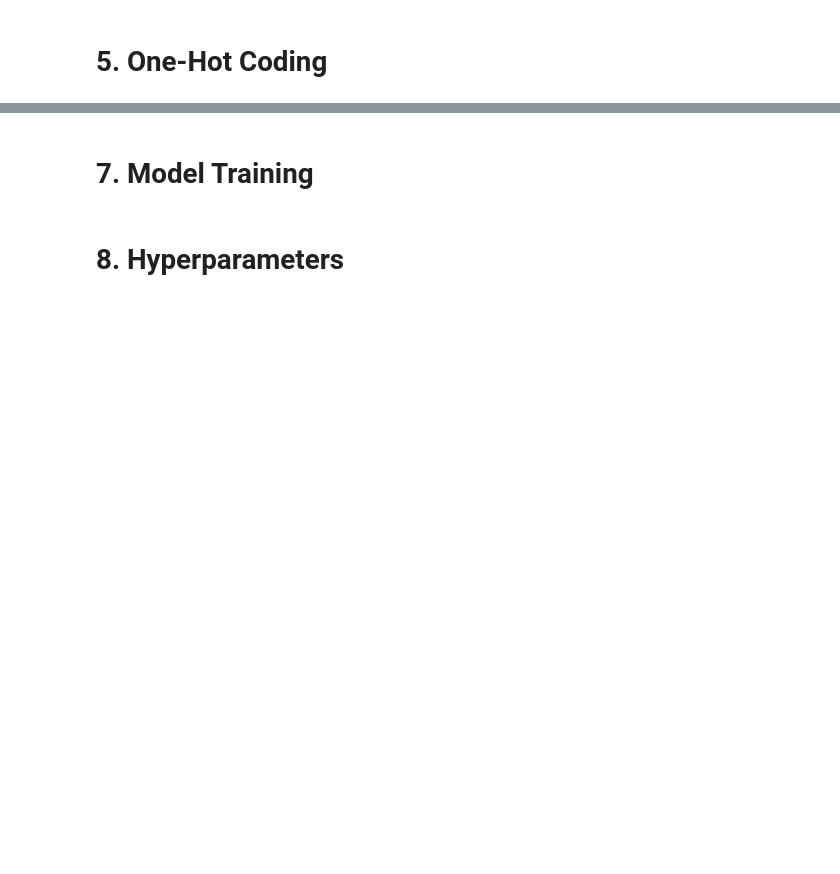
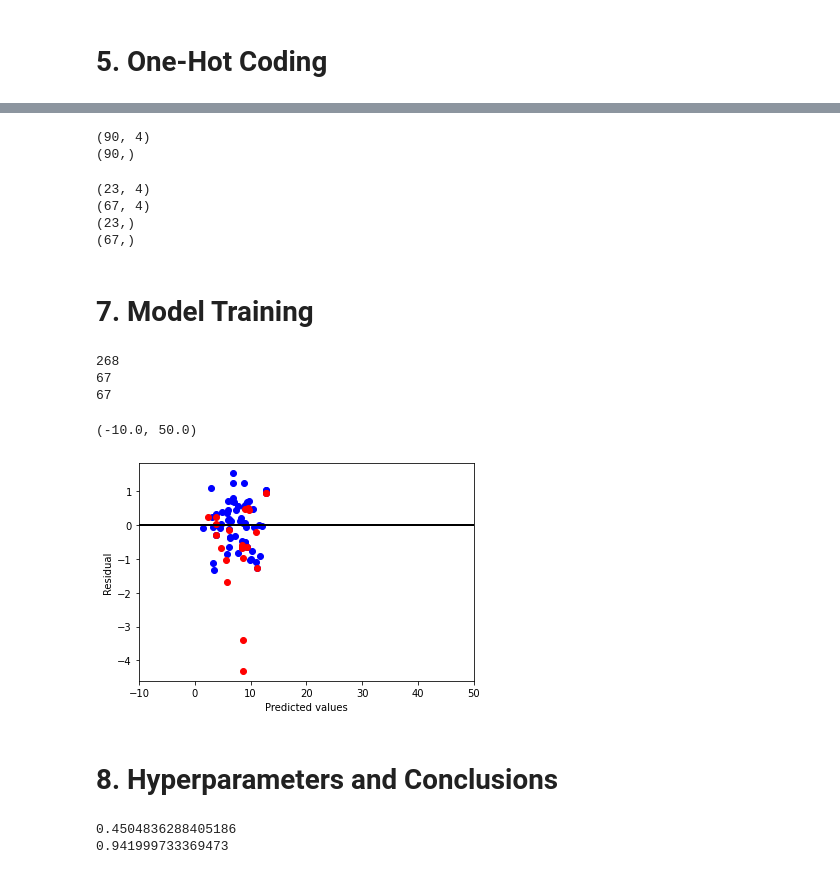
Before and after one commit to XavierCarrera/Platzi-Master-DS-Exercises, a Jupyter notebook: Basic_Exercise_DS_Python2.ipynb, the cells around one changed output, grey strips where cells are left out. Saved outputs shown, nothing was run; the diff lists cells and outputs as text; code cells hidden in the pictures; blank space fills up the shorter version.

```diff
--- a/Basic_Exercise_DS_Python2.ipynb
+++ b/Basic_Exercise_DS_Python2.ipynb
@@ -237,0 +328,5 @@ df
+# %%
+# Obtaining an Aleatory Sample (60% of total clean data)
+
+sample_df = clean_df.sample(frac=0.6)
+sample_df
@@ -238,4 +347,57 @@ df
+# %%
+y = sample_df["crew"]
+X = sample_df[["Tonnage", "passengers", "length", "cabins"]].iloc[:,0:4].values
+
+print(X.shape)
+print(y.shape)
+# %% [output]
+(90, 4)
+(90,)
+# %%
+X_train, X_test, y_train, y_test = train_test_split( X, y, test_size=0.25, random_state=0)
+print(X_test.shape)
+print(X_train.shape)
+print(y_test.shape)
+print(y_train.shape)
+# %% [output]
+(23, 4)
+(67, 4)
+(23,)
+(67,)
 # %% [markdown]
 # 7. Model Training
+# %%
+reg = LinearRegression().fit(X_train, y_train)
+y_train_predict = reg.predict(X_train)
+y_test_predict = reg.predict(X_test)
+# %%
+print(X_train.size)
+print(y_train.size)
+print(y_predict.size)
+# %% [output]
+268
+67
+67
+# %%
+plt.scatter(y_train_predict,  y_train_predict - y_train,
+            c='blue')
+plt.scatter(y_test_predict,  y_test_predict - y_test,
+            c='red')
+plt.xlabel('Predicted values')
+plt.ylabel('Residual')
+plt.hlines(y=0, xmin=-10, xmax=50, color='black', lw=2)
+plt.xlim([-10, 50])
+# %% [output]
+(-10.0, 50.0)
+[figure, added]
 # %% [markdown]
-# 8. Hyperparameters
+# 8. Hyperparameters and Conclusions
+# %%
+rmse = mean_squared_error(y_train, y_predict)
+r2 = r2_score(y_train, y_predict)
+
+print(rmse)
+print(r2)
+# %% [output]
+0.4504836288405186
+0.941999733369473
```
Also changed, not shown: parts of 17 cells of this notebook.
